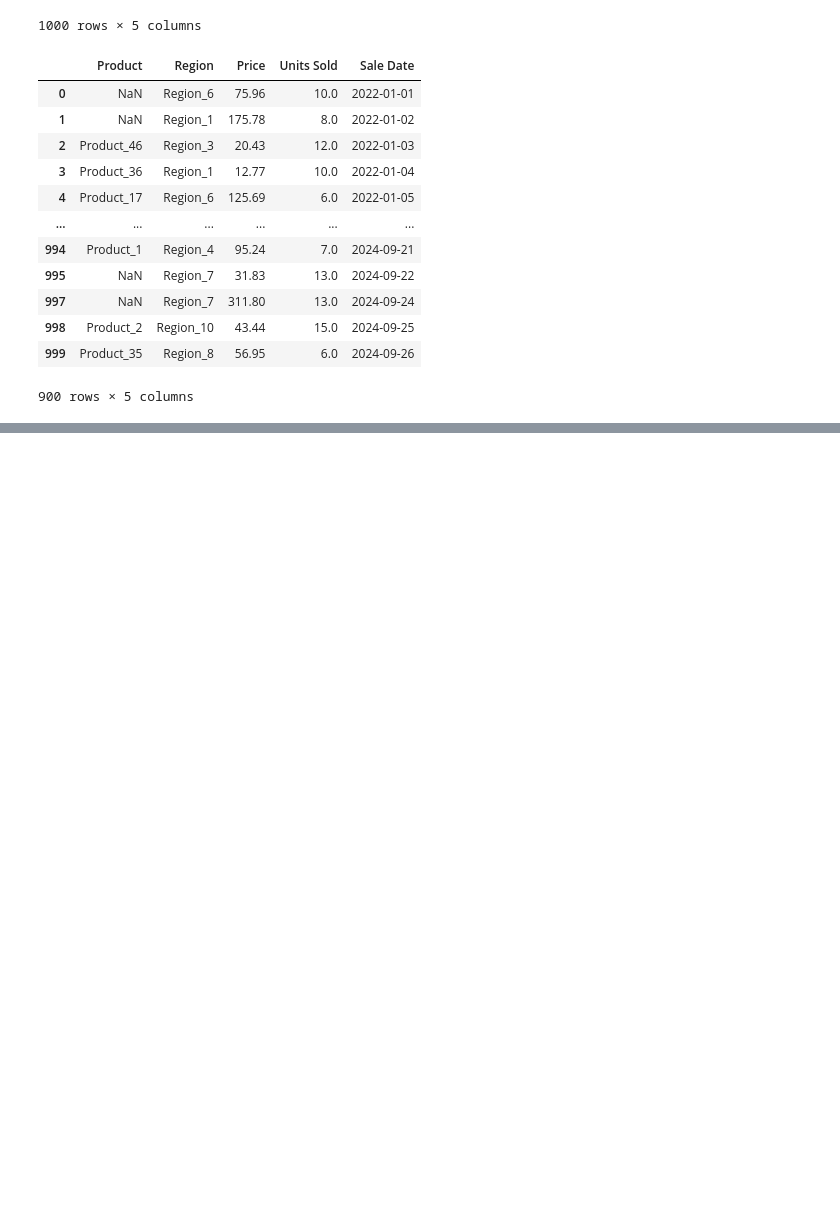
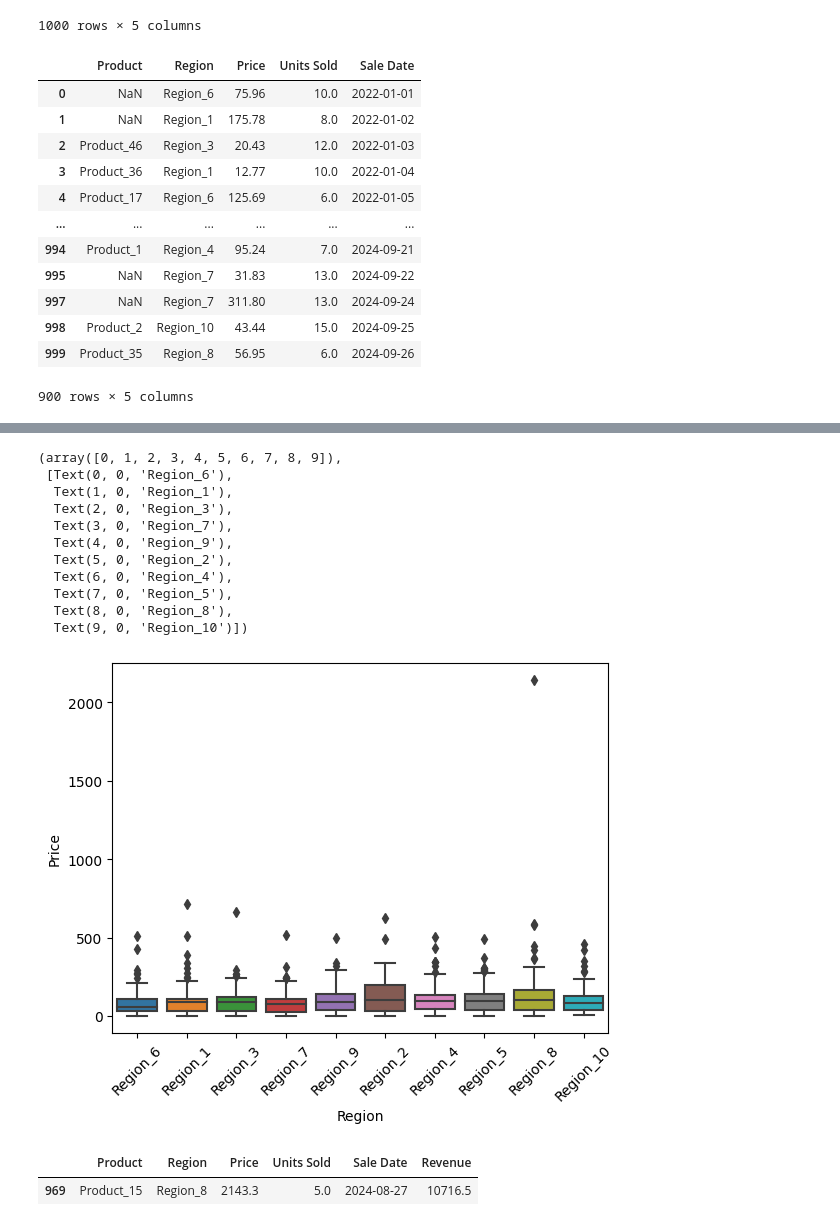
Before and after one commit to RandyLuChang/schulich_data_science, a Jupyter notebook: assignment_1.ipynb, the cells around one changed output, grey strips where cells are left out. Cells and saved outputs as stored; diff of their text form; code cells hidden in the pictures; blank space fills up the shorter version.

```diff
--- a/assignment_1.ipynb
+++ b/assignment_1.ipynb
@@ -96,0 +141,23 @@ data
+# %%
+#Check overall distribution of "Price":  (with histplot and boxplot)
+sns.boxplot(data = data, x = 'Region', y = 'Price' )
+plt.xticks(rotation = 45)
+# %% [output]
+(array([0, 1, 2, 3, 4, 5, 6, 7, 8, 9]),
+ [Text(0, 0, 'Region_6'),
+  Text(1, 0, 'Region_1'),
+  Text(2, 0, 'Region_3'),
+  Text(3, 0, 'Region_7'),
+  Text(4, 0, 'Region_9'),
+  Text(5, 0, 'Region_2'),
+  Text(6, 0, 'Region_4'),
+  Text(7, 0, 'Region_5'),
+  Text(8, 0, 'Region_8'),
+  Text(9, 0, 'Region_10')])
+[figure, added]
+# %%
+#We found an outlier here in region 8, need to remove it
+data[data['Price'] >= 1500]
+# %% [output]
+|  | Product | Region | Price | Units Sold | Sale Date | Revenue |
+| 969 | Product_15 | Region_8 | 2143.3 | 5.0 | 2024-08-27 | 10716.5 |
```
Also changed, not shown: parts of 12 cells of this notebook.
